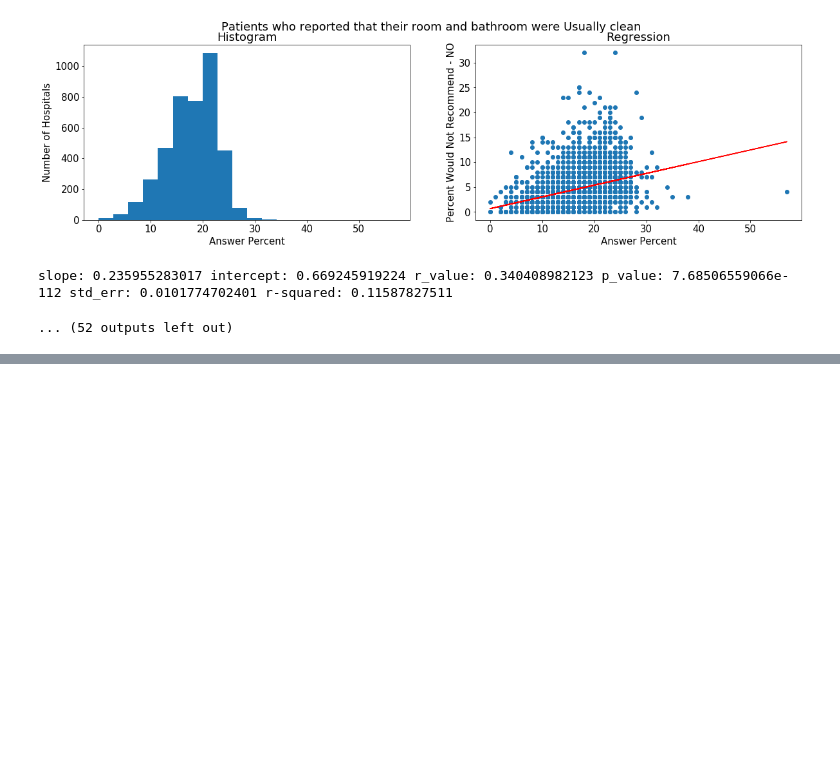
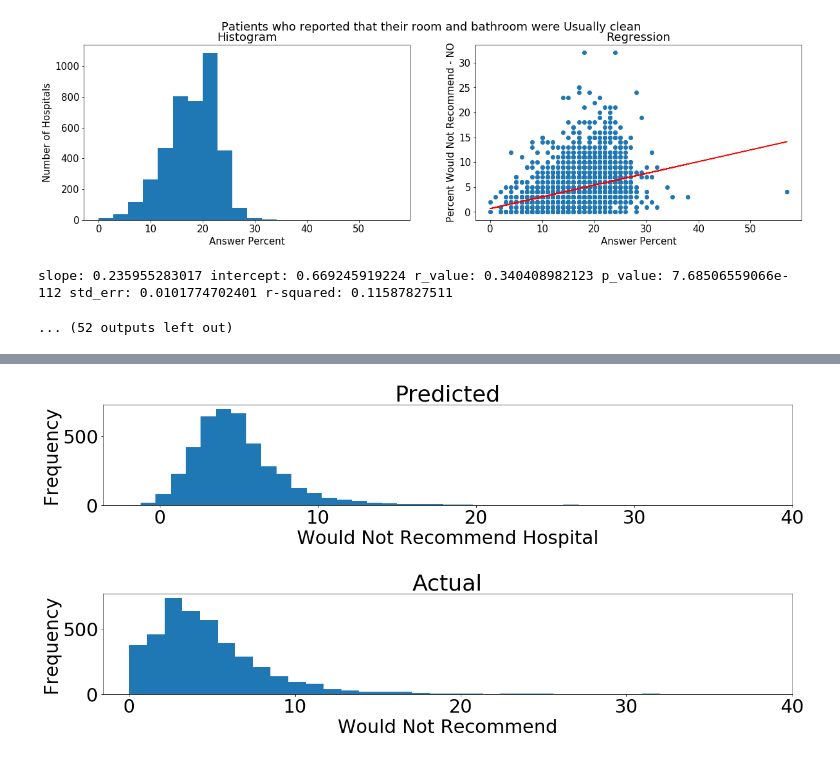
Before and after one commit to tapsmarty/Springboard, a Jupyter notebook: Critical_Factors_Patient_Satisfaction.ipynb, the cells around one changed output, grey strips where cells are left out. Cells and saved outputs as stored; diff of their text form; code cells hidden in the pictures; blank space fills up the shorter version.

```diff
--- a/Critical_Factors_Patient_Satisfaction.ipynb
+++ b/Critical_Factors_Patient_Satisfaction.ipynb
@@ -35,6 +0,0 @@ likelihood of recommendation.  It will answer the following questions:
-# %%
-import pandas as pd
-df = pd.read_csv('Patient_survey__HCAHPS__-_Hospital.csv')
-import matplotlib.pyplot as plt
-import numpy as np
-from scipy import stats
@@ -316,0 +443,8 @@ plt.show()
+# %%
+from sklearn.linear_model import LinearRegression
+X = df2.drop(['Provider_ID', 'No_Rec'], axis = 1)
+
+# This creates a LinearRegression object
+lm = LinearRegression()
+lm
+lm.fit(X, df2.No_Rec)
@@ -316,0 +473,21 @@ plt.show()
+# %%
+
+plt.figure(figsize=(20, 3))
+plt.hist(lm.predict(X), bins=30)
+plt.xticks([0, 10, 20, 30, 40])
+plt.title('Predicted')
+plt.xlabel('Would Not Recommend Hospital')
+plt.ylabel('Frequency')
+plt.show()
+
+int_no_rec = df2.No_Rec.astype(int)
+plt.figure(figsize=(20, 3))
+plt.hist(int_no_rec, bins = 30)
+plt.xticks([0, 10, 20, 30, 40])
+plt.xlabel('Would Not Recommend')
+plt.ylabel('Frequency')
+plt.title('Actual')
+plt.show()
+# %% [output]
+[figure, added]
+[figure, added]
```
Also changed, not shown: parts of 9 cells of this notebook.
